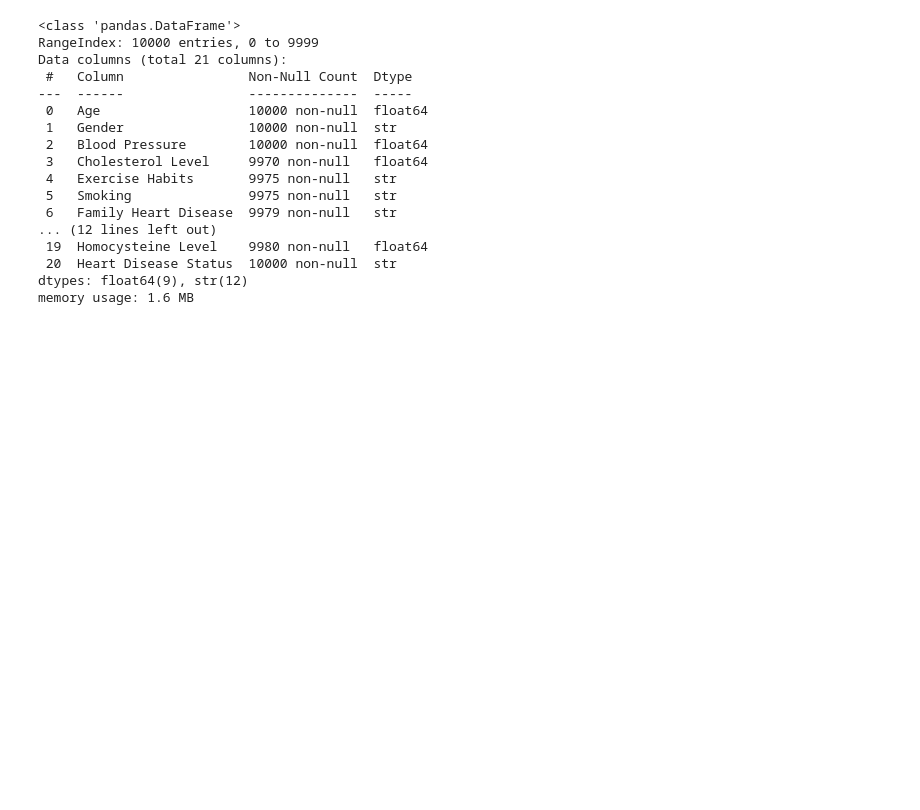
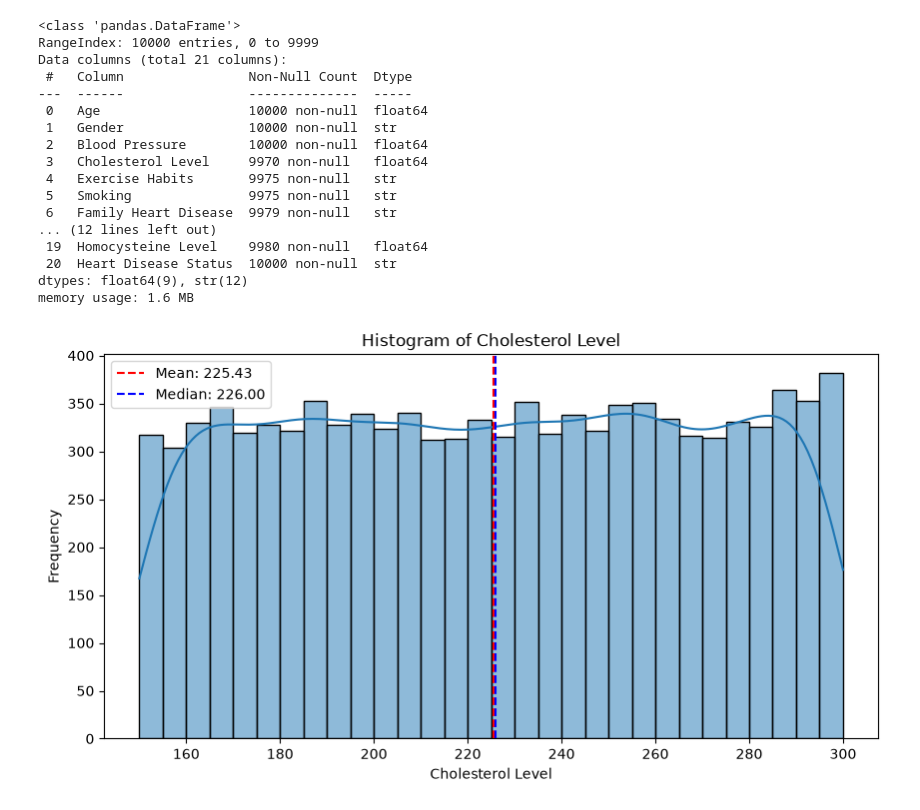
Before and after one commit to olaoluwacode/Heart-Disease-Detection-with-Machine-Learning, a Jupyter notebook: heartdisease.ipynb, the cells around one changed output. Cells and saved outputs as stored; diff of their text form; code cells hidden in the pictures; blank space fills up the shorter version.

```diff
--- a/heartdisease.ipynb
+++ b/heartdisease.ipynb
@@ -298,3 +298,7 @@ Data columns (total 21 columns):
  20  Heart Disease Status  10000 non-null  str
 dtypes: float64(9), str(12)
 memory usage: 1.6 MB
+# %%
+plot_histogram(da, 'Cholesterol Level')
+# %% [output]
+[figure, added]
```
Also changed, not shown: parts of 10 cells of this notebook.
